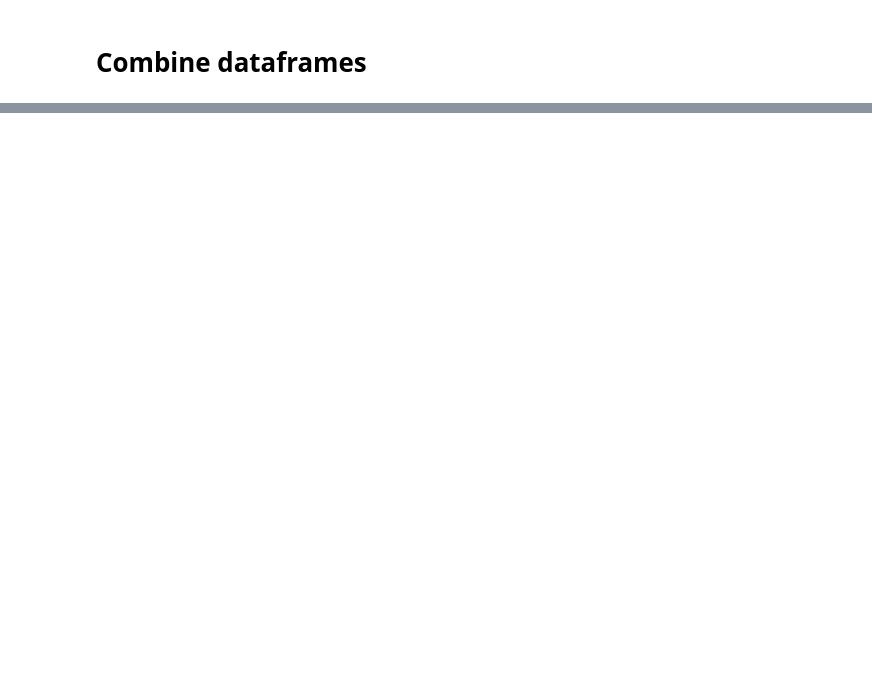
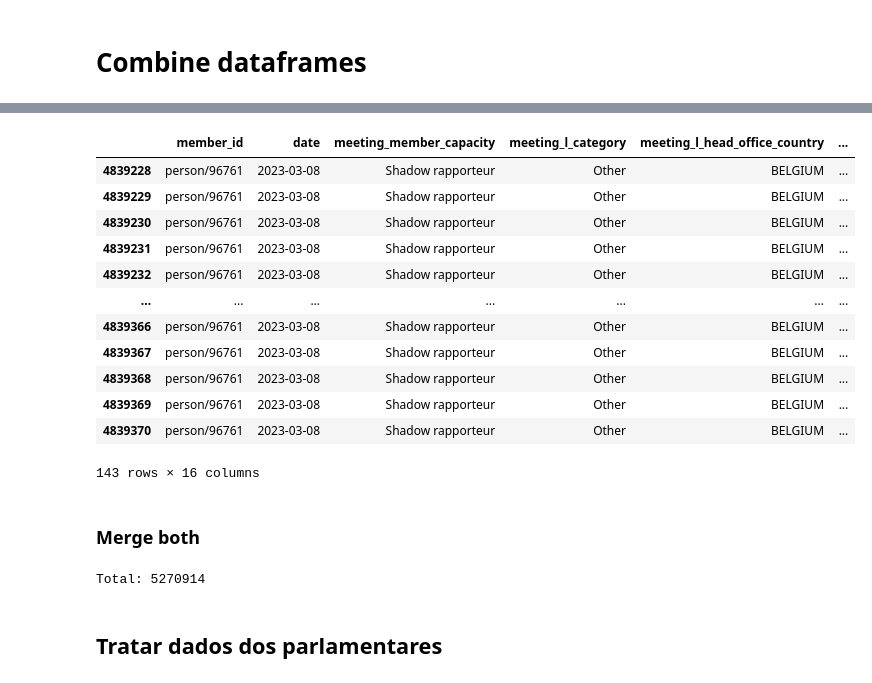
Before and after one commit to AcacioTelechi/thesis-lobbying-effects, a Jupyter notebook: 2.7_panel_data_w_topics.ipynb, the cells around one changed output, grey strips where cells are left out. Drawn from its saved outputs; the diff is of its cells as text; code cells hidden in the pictures; blank space fills up the shorter version.

```diff
--- a/2.7_panel_data_w_topics.ipynb
+++ b/2.7_panel_data_w_topics.ipynb
@@ -258,0 +442,32 @@ df_meetings_filtered.groupby("Annual costs for registers activity or total budge
+# %%
+df_panel_2[
+    (df_panel_2["member_id"] == "person/96761") & (df_panel_2["date"] == "2023-03-08")
+]
+# %% [output]
+|  | member_id | date | meeting_member_capacity | meeting_l_category | meeting_l_head_office_country | ... |
+| 4839228 | person/96761 | 2023-03-08 | Shadow rapporteur | Other | BELGIUM | ... |
+| 4839229 | person/96761 | 2023-03-08 | Shadow rapporteur | Other | BELGIUM | ... |
+| 4839230 | person/96761 | 2023-03-08 | Shadow rapporteur | Other | BELGIUM | ... |
+| 4839231 | person/96761 | 2023-03-08 | Shadow rapporteur | Other | BELGIUM | ... |
+| 4839232 | person/96761 | 2023-03-08 | Shadow rapporteur | Other | BELGIUM | ... |
+| ... | ... | ... | ... | ... | ... | ... |
+| 4839366 | person/96761 | 2023-03-08 | Shadow rapporteur | Other | BELGIUM | ... |
+| 4839367 | person/96761 | 2023-03-08 | Shadow rapporteur | Other | BELGIUM | ... |
+| 4839368 | person/96761 | 2023-03-08 | Shadow rapporteur | Other | BELGIUM | ... |
+| 4839369 | person/96761 | 2023-03-08 | Shadow rapporteur | Other | BELGIUM | ... |
+| 4839370 | person/96761 | 2023-03-08 | Shadow rapporteur | Other | BELGIUM | ... |
+143 rows × 16 columns
+# %% [markdown]
+### Merge both
+# %%
+df_panel_3 = df_panel_1.merge(
+    df_panel_2,
+    left_on=["member_id", "date"],
+    right_on=["member_id", "date"],
+    how="left",
+)
+print(f"Total: {len(df_panel_3)}")
+# %% [output]
+Total: 5270914
+# %% [markdown]
+## Tratar dados dos parlamentares
```
Also changed, not shown: parts of 28 cells of this notebook.
